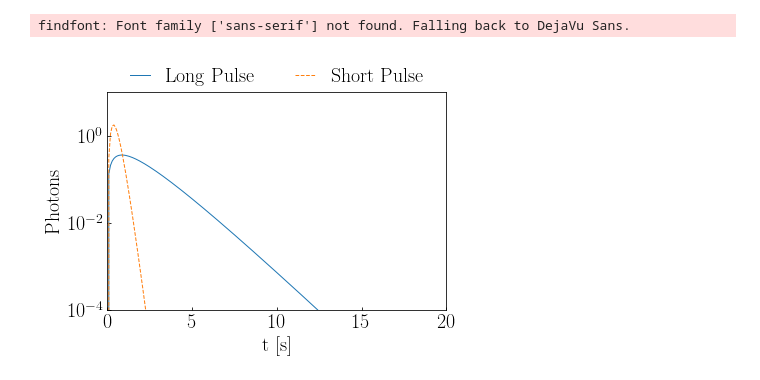
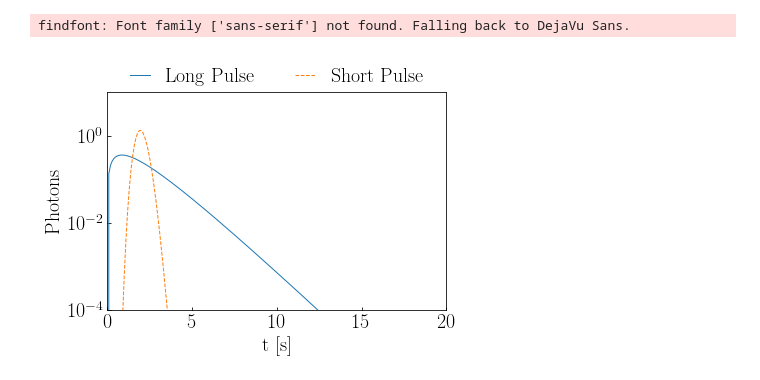
Before and after one commit to MeighenBergerS/fourth_day, a Jupyter notebook: examples/strawb_comp.ipynb, the cells around one changed output. Saved outputs shown, nothing was run; the diff lists cells and outputs as text; code cells hidden in the pictures.

```diff
--- a/examples/strawb_comp.ipynb
+++ b/examples/strawb_comp.ipynb
@@ -44,34 +43,34 @@ gamma_test_long = construct_pdf(
      "mean": 2.,
      "sd": 1.5
     })
 gamma_test_short = construct_pdf(
     {"class": "Gamma",
-     "mean": 0.5,
-     "sd": 0.25
+     "mean": 2.,
+     "sd": 0.3
     })
 figure, (ax1) = plt.subplots(1, 1, figsize=(std_size, std_size * 6. / 8.), sharex=True)
 ax1.plot(test_grid,
          gamma_test_long.pdf(test_grid),
          lw=lw, label=r'$\mathrm{Long\; Pulse}$')
 ax1.plot(test_grid,
          gamma_test_short.pdf(test_grid),
          lw=lw, label=r'$\mathrm{Short\; Pulse}$', ls='--')
 ax1.set_xscale('linear')
 ax1.set_yscale('log')
 ax1.set_xlabel(r'$\mathrm{t}\;[\mathrm{s}]$', fontsize=fontsize)
 ax1.set_ylabel(r'$\mathrm{Photons}$', fontsize=fontsize)
 ax1.tick_params(axis = 'both', which = 'major', labelsize=fontsize, direction='in')
 ax1.tick_params(axis = 'both', which = 'minor', labelsize=fontsize, direction='in')
 # ax1.grid(True)
 h, l = ax1.get_legend_handles_labels()
 lgd1 = ax1.legend(h,l, loc=9, bbox_to_anchor=(0.5, +1.2),
                   ncol=5, fontsize=fontsize, handlelength=h_length,
                   fancybox=True, frameon=False)
 ax1.set_ylim(1e-4, 1e1)
 ax1.set_xlim(0., 20.)
 plt.tight_layout()
 plt.show()
 # %% [output]
 findfont: Font family ['sans-serif'] not found. Falling back to DejaVu Sans.
-[figure, old version]
+[figure, new version]
 # %%
```
Also changed, not shown: parts of 9 cells of this notebook, 5 other files.
